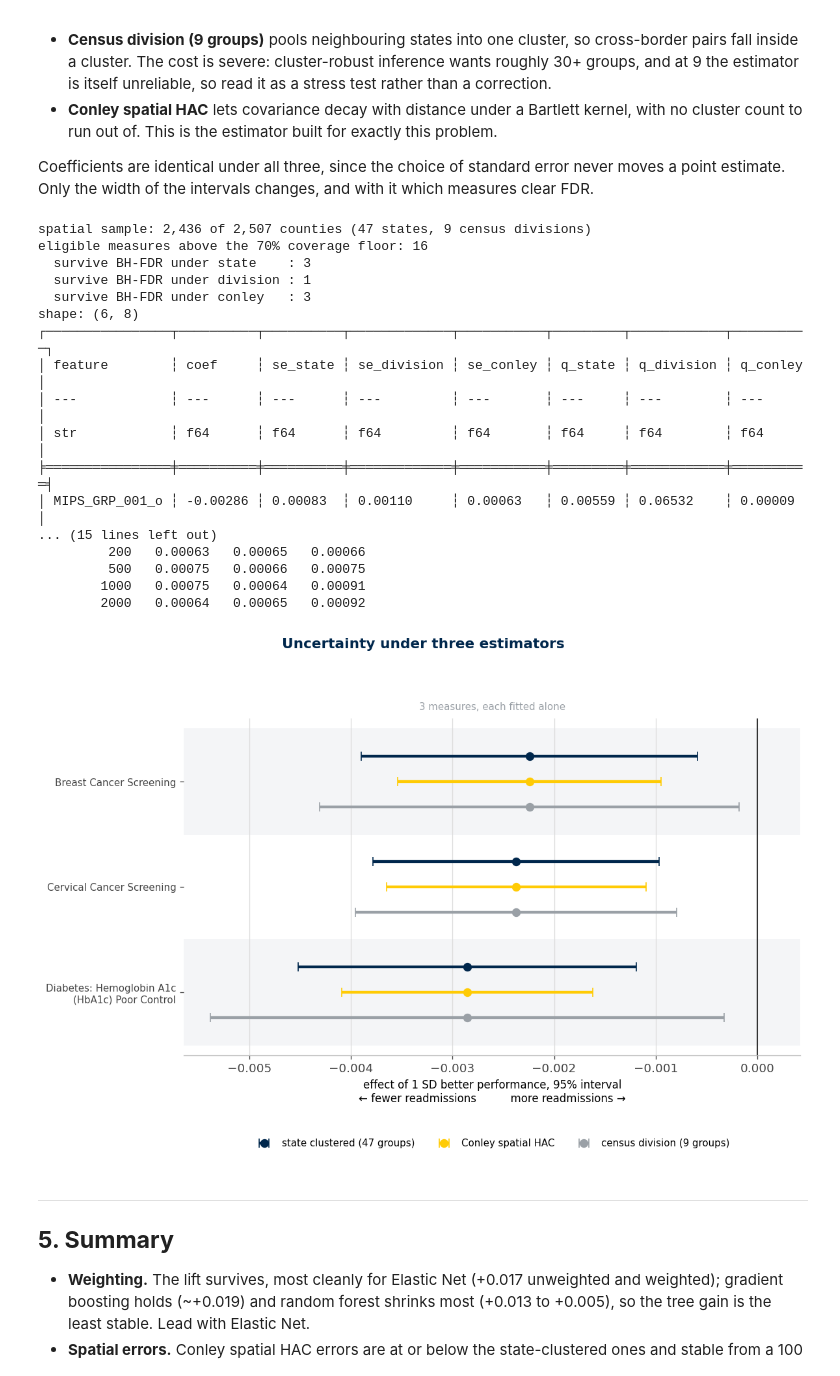
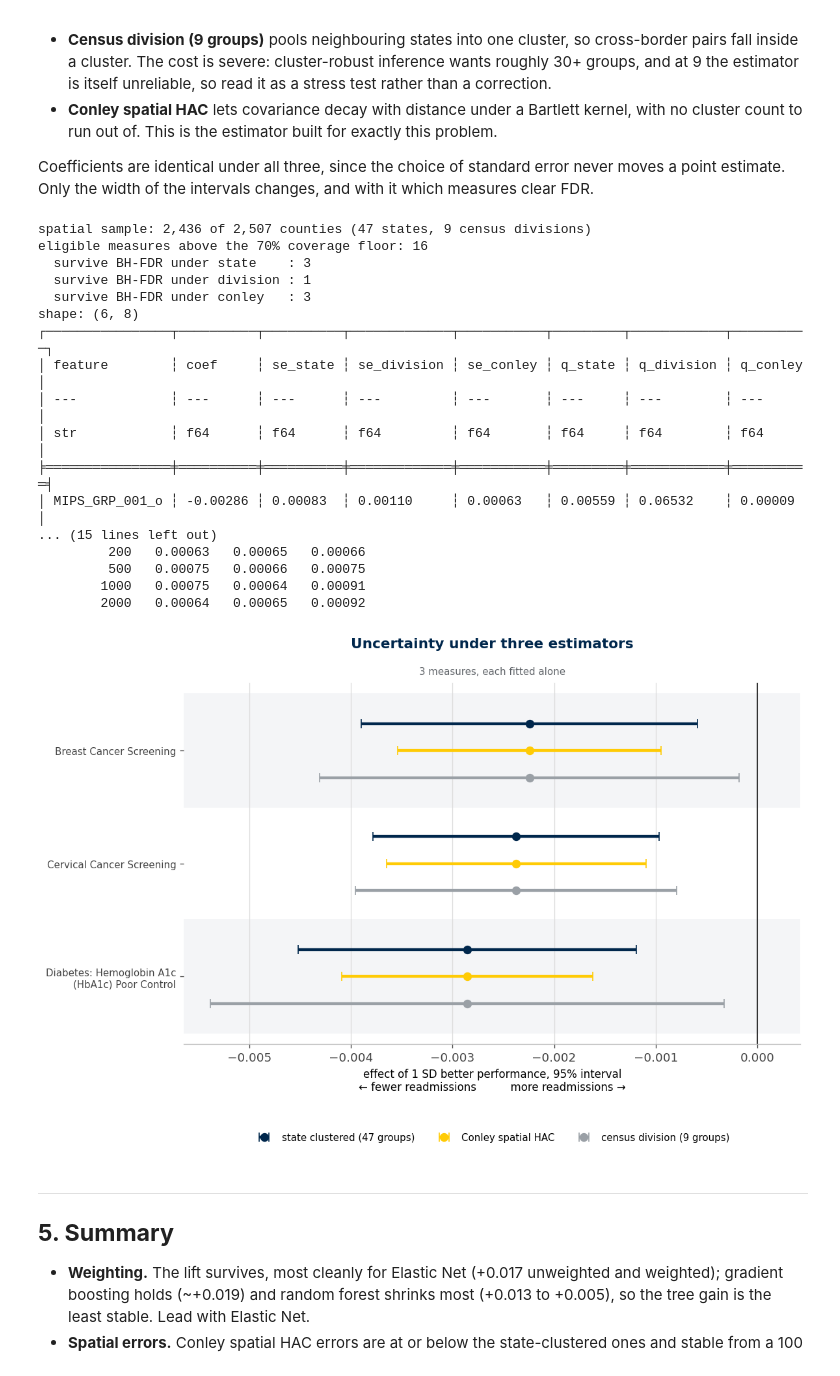
Before and after one commit to memckay/mads-capstone, a Jupyter notebook: notebooks/05_supervised_learning_extensions.ipynb, the cells around one changed output. Drawn from its saved outputs; the diff is of its cells as text; code cells hidden in the pictures.

```diff
--- a/notebooks/05_supervised_learning_extensions.ipynb
+++ b/notebooks/05_supervised_learning_extensions.ipynb
@@ -414,6 +414,7 @@ import matplotlib.pyplot as plt
 FIGURES = Path("../reports/figures")
 FIGURES.mkdir(parents=True, exist_ok=True)
 BLUE, MAIZE, GRAY = "#00274C", "#FFCB05", "#9aa0a6"
+SUBTLE = "#5f6368"      # subtitle text, darker than GRAY so it stays legible
 plt.rcParams.update({
     "figure.dpi": 120, "savefig.dpi": 200, "savefig.bbox": "tight",
     "svg.hashsalt": "healthcare-heroes", "font.size": 11,
@@ -472,38 +473,40 @@ lo, hi = ax.get_xlim()                      # keep zero inside the frame, not on
 ax.set_xlim(lo, max(hi, 0) + (hi - lo) * 0.06)
 ax.set_xlabel("effect of 1 SD better performance, 95% interval\n"
               "\u2190 fewer readmissions          more readmissions \u2192", fontsize=10)
 ax.set_title(f"{shown.height} measures, each fitted alone",
-             fontsize=9, fontweight="normal", color=GRAY, pad=8)
-fig.suptitle("Uncertainty under three estimators",
-             fontsize=13, fontweight="bold", color=BLUE, y=0.985)
+             fontsize=9, fontweight="normal", color=SUBTLE, pad=8)
 ax.legend(loc="upper center", bbox_to_anchor=(0.5, -0.22), ncol=3, fontsize=9, frameon=False)
 for side in ("top", "right", "left"):
     ax.spines[side].set_visible(False)
 ax.grid(axis="x", color="#dddddd", linewidth=0.8, zorder=1)
 ax.set_axisbelow(True)
-fig.tight_layout(rect=[0, 0.02, 1, 0.94])
+# Title and subtitle both anchored to the axes, so the gap between them is fixed
+# and does not drift when savefig crops the outer whitespace.
+ax.text(0.5, 1.09, "Uncertainty under three estimators", transform=ax.transAxes,
+        ha="center", va="bottom", fontsize=13, fontweight="bold", color=BLUE)
+fig.tight_layout(rect=[0, 0.02, 1, 1])
 fig.savefig(FIGURES / "sl_spatial_forest.png")
 fig.savefig(FIGURES / "sl_spatial_forest.svg", metadata={"Date": None})
 plt.show()
 # %% [output]
 spatial sample: 2,436 of 2,507 counties (47 states, 9 census divisions)
 eligible measures above the 70% coverage floor: 16
   survive BH-FDR under state    : 3
   survive BH-FDR under division : 1
   survive BH-FDR under conley   : 3
 shape: (6, 8)
 ┌────────────────┬──────────┬──────────┬─────────────┬───────────┬─────────┬────────────┬──────────┐
 │ feature        ┆ coef     ┆ se_state ┆ se_division ┆ se_conley ┆ q_state ┆ q_division ┆ q_conley │
 │ ---            ┆ ---      ┆ ---      ┆ ---         ┆ ---       ┆ ---     ┆ ---        ┆ ---      │
 │ str            ┆ f64      ┆ f64      ┆ f64         ┆ f64       ┆ f64     ┆ f64        ┆ f64      │
 ╞════════════════╪══════════╪══════════╪═════════════╪═══════════╪═════════╪════════════╪══════════╡
 │ MIPS_GRP_001_o ┆ -0.00286 ┆ 0.00083  ┆ 0.00110     ┆ 0.00063   ┆ 0.00559 ┆ 0.06532    ┆ 0.00009  │
 ... (15 lines left out)
          200   0.00063   0.00065   0.00066
          500   0.00075   0.00066   0.00075
         1000   0.00075   0.00064   0.00091
         2000   0.00064   0.00065   0.00092
-[figure, old version]
+[figure, new version]
 # %% [markdown]
 ---
 <a id="se5"></a>
```
Also changed, not shown: 8 other files.
